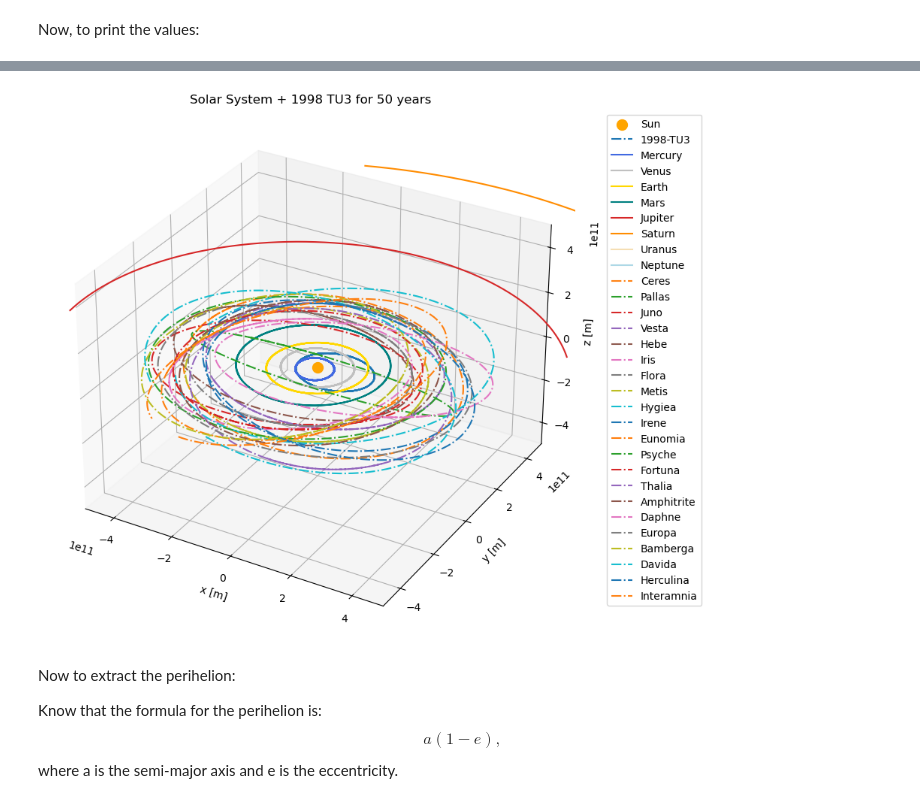
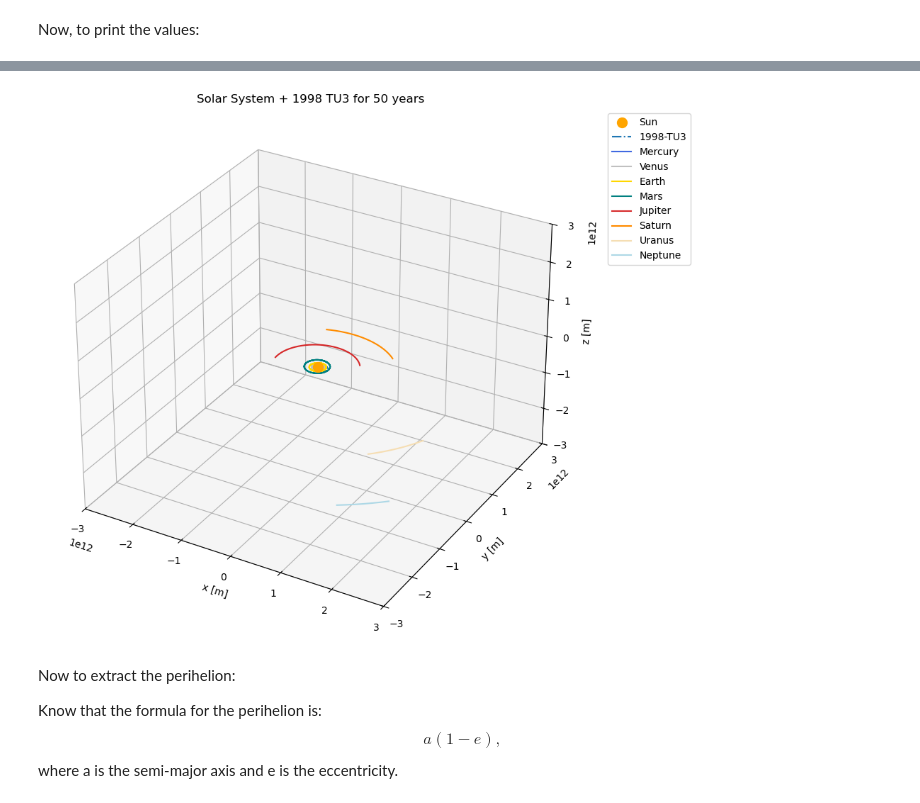
Before and after one commit to PocketBloom/Bachelor_Project, a Jupyter notebook: TU3/TU3_orbit_precession_2.ipynb, the cells around one changed output, grey strips where cells are left out. Drawn from its saved outputs; the diff is of its cells as text; code cells hidden in the pictures.

```diff
--- a/TU3/TU3_orbit_precession_2.ipynb
+++ b/TU3/TU3_orbit_precession_2.ipynb
@@ -526,50 +675,50 @@ for i, planet_name in enumerate(planets_names):
     ])
 
     # Plot x, y, z (Indices 0, 1, 2)
     ax.plot(
         planet_states[:, 0],
         planet_states[:, 1],
         planet_states[:, 2],
         label = planet_name,
         color = planet_colours[i-1]
     )
 
-for asteroid_name, asteroid_states in asteroid_ephemerides.items():
+# for asteroid_name, asteroid_states in asteroid_ephemerides.items():
 
-    ax.plot(
-        asteroid_states[:,0],
-        asteroid_states[:,1],
-        asteroid_states[:,2],
-        label=asteroid_name,
-        linestyle='-.'
-    )
+#     ax.plot(
+#         asteroid_states[:,0],
+#         asteroid_states[:,1],
+#         asteroid_states[:,2],
+#         label=asteroid_name,
+#         linestyle='-.'
+#     )
 
 
 ax.set_xlabel("x [m]")
 ax.set_ylabel("y [m]")
 ax.set_zlabel("z [m]")
 
 # # TU3 Orbit
 # ax.set_xlim(-5e10, 5e10)
 # ax.set_ylim(-5e10, 5e10)
 # ax.set_zlim(-1e10, 1e10)
 
-# Around Jupiter Size
-ax.set_xlim(-5e11, 5e11)
-ax.set_ylim(-5e11, 5e11)
-ax.set_zlim(-5e11, 5e11)
+# # Around Jupiter Size
+# ax.set_xlim(-5e11, 5e11)
+# ax.set_ylim(-5e11, 5e11)
+# ax.set_zlim(-5e11, 5e11)
 
-# # Limits for the whole Solar System
-# ax.set_xlim(-3e12, 3e12)
-# ax.set_ylim(-3e12, 3e12)
-# ax.set_zlim(-3e12, 3e12)
+# Limits for the whole Solar System
+ax.set_xlim(-3e12, 3e12)
+ax.set_ylim(-3e12, 3e12)
+ax.set_zlim(-3e12, 3e12)
 
 ax.legend(loc='upper left', bbox_to_anchor=(1.05,1))
 
 plt.tight_layout()
 plt.show()
 # %% [output]
-[figure, old version]
+[figure, new version]
 # %% [markdown]
 Now to extract the perihelion:
 
```
Also changed, not shown: parts of 18 cells of this notebook.
